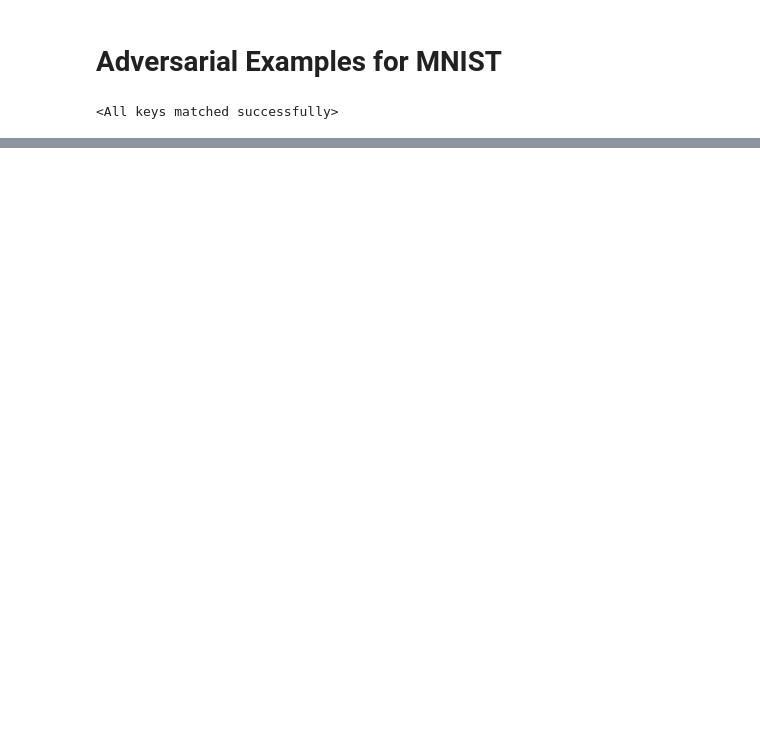
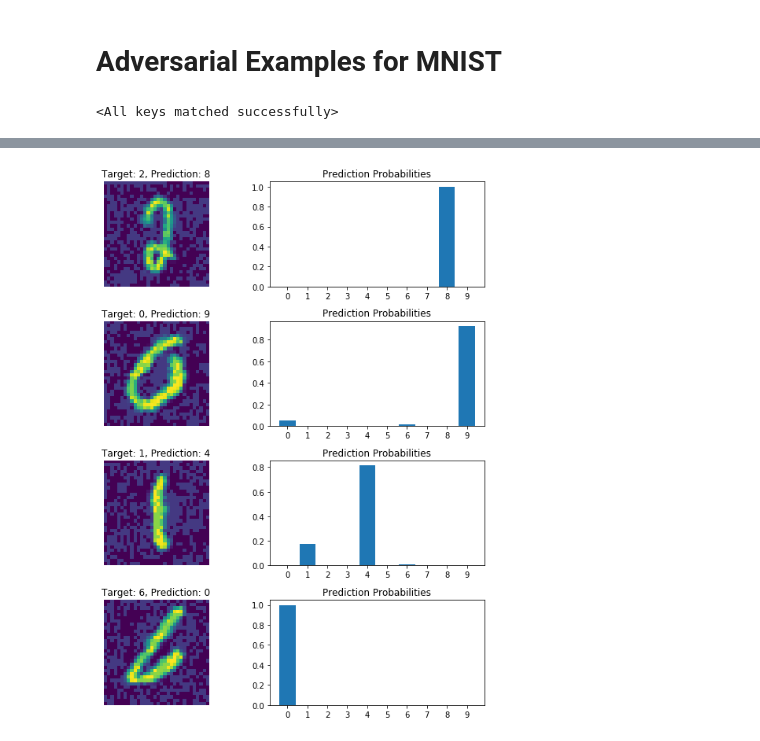
Before and after one commit to dylanell/adversarial-samples, a Jupyter notebook: adversarial_examples.ipynb, the cells around one changed output, grey strips where cells are left out. Drawn from its saved outputs; the diff is of its cells as text; code cells hidden in the pictures; blank space fills up the shorter version.

```diff
--- a/adversarial_examples.ipynb
+++ b/adversarial_examples.ipynb
@@ -56,0 +61,33 @@ fig = inputs_with_outputs(samples_np, labels_np, pred_prob_np, pred_np)
+# %%
+# initialize a cross entropy loss function
+loss_fn = torch.nn.CrossEntropyLoss()
+
+# compute loss on current test batch
+loss = loss_fn(outputs, test_labels)
+
+# compute gradients of loss on backward pass
+loss.backward()
+
+# get gradients of input data
+grads = test_samples.grad
+
+# get sign of gradients
+signed_grads = torch.sign(grads)
+
+# perturn test samples using FGSM
+adv_test_samples = test_samples + ((0.2) * signed_grads)
+# %%
+# get predictions on adversarial examples
+adv_outputs = classifier(adv_test_samples)
+adv_pred_prob = torch.nn.functional.softmax(adv_outputs, dim=-1)
+adv_pred = torch.argmax(adv_pred_prob, dim=-1)
+
+# convert samples, labels, and prediction probabilities to numpy arrays
+adv_samples_np = np.transpose(adv_test_samples.detach().numpy(), [0, 2, 3, 1])
+adv_labels_np = test_labels.detach().numpy()
+adv_pred_prob_np = adv_pred_prob.detach().numpy()
+adv_pred_np = adv_pred.detach().numpy()
+
+adv_fig = inputs_with_outputs(adv_samples_np, adv_labels_np, adv_pred_prob_np, adv_pred_np, figsize=(8, 10))
+# %% [output]
+[figure, added]
```
Also changed, not shown: parts of 2 cells of this notebook, 1 other file.
